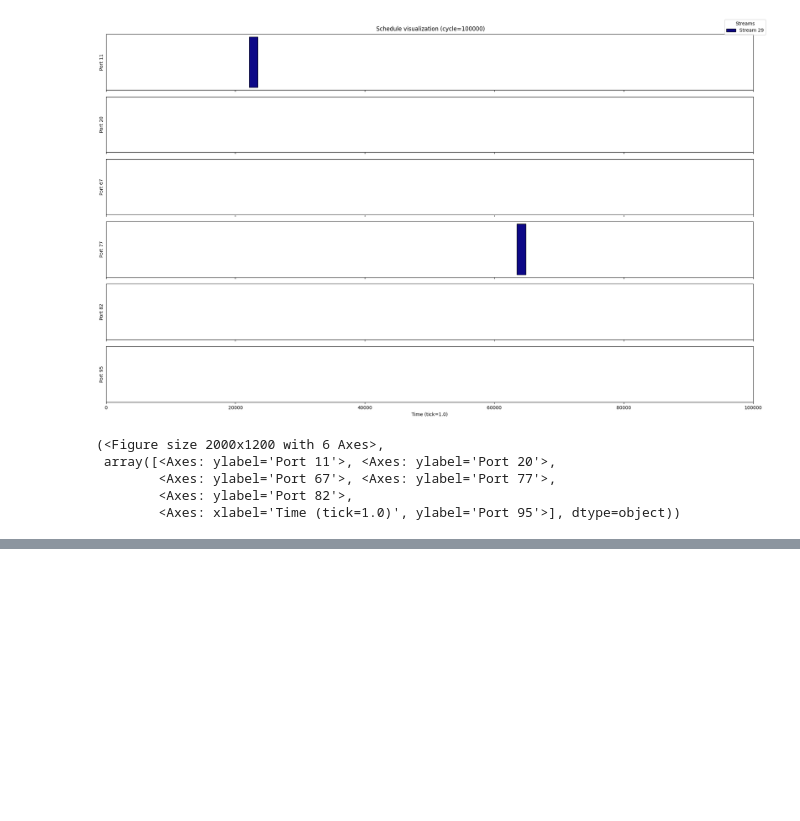
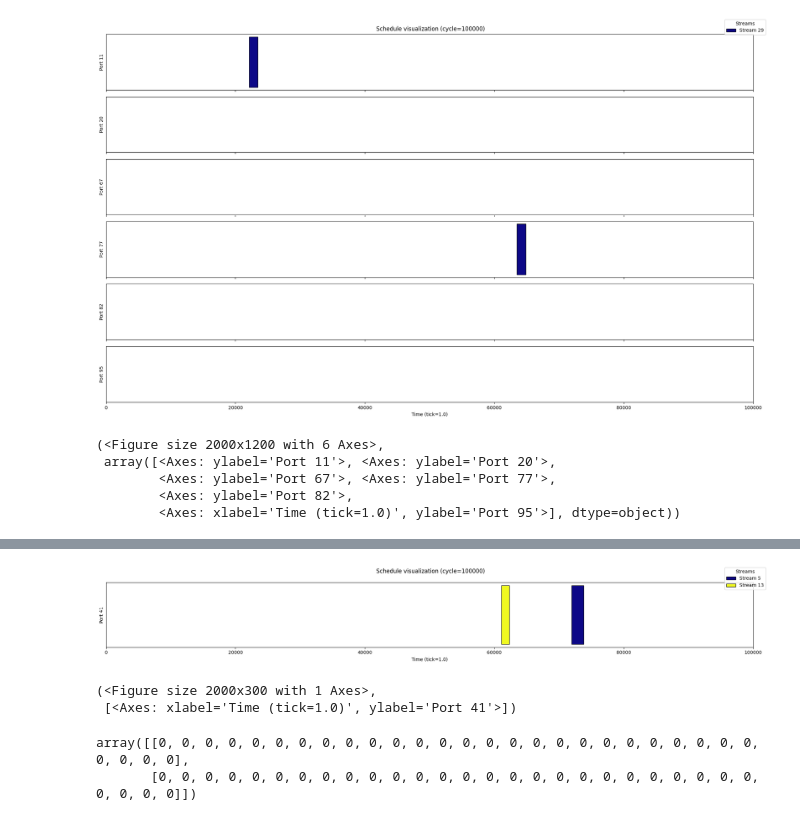
Before and after one commit to TSNTools/TSN_optimizer_platform, a Jupyter notebook: test_conversion.ipynb, the cells around one changed output, grey strips where cells are left out. Drawn from its saved outputs; the diff is of its cells as text; code cells hidden in the pictures; blank space fills up the shorter version.

Commit message:
testing evaluator

```diff
--- a/test_conversion.ipynb
+++ b/test_conversion.ipynb
@@ -333,0 +337,6 @@ gene_value_bias = gene_value_bias.sum(axis=1)
+# %%
+from tsn_scheduling_problem import TSNScheduling
+from schedule import Schedule, Slot
+
+problem = TSNScheduling("uc_config.cfg")
+instance = problem.instantiate()
@@ -333,0 +361,10 @@ gene_value_bias = gene_value_bias.sum(axis=1)
+# %%
+instance2 = problem.import_scheduling_usecase("instance2.json")
+# %%
+schedule2 = instance2.schedule
+# %%
+schedule2.plot(span=schedule2.cycle_ns,port_ids=[41])
+# %% [output]
+[figure, added]
+(<Figure size 2000x300 with 1 Axes>,
+ [<Axes: xlabel='Time (tick=1.0)', ylabel='Port 41'>])
@@ -333,0 +378,5 @@ gene_value_bias = gene_value_bias.sum(axis=1)
+# %%
+evaluator._per_stream_window_sequence_violations(compacted)
+# %% [output]
+array([[0, 0, 0, 0, 0, 0, 0, 0, 0, 0, 0, 0, 0, 0, 0, 0, 0, 0, 0, 0, 0, 0, 0, 0, 0, 0, 0, 0, 0, 0],
+       [0, 0, 0, 0, 0, 0, 0, 0, 0, 0, 0, 0, 0, 0, 0, 0, 0, 0, 0, 0, 0, 0, 0, 0, 0, 0, 0, 0, 0, 0]])
```
Also changed, not shown: parts of 9 cells of this notebook, 3 other files.
